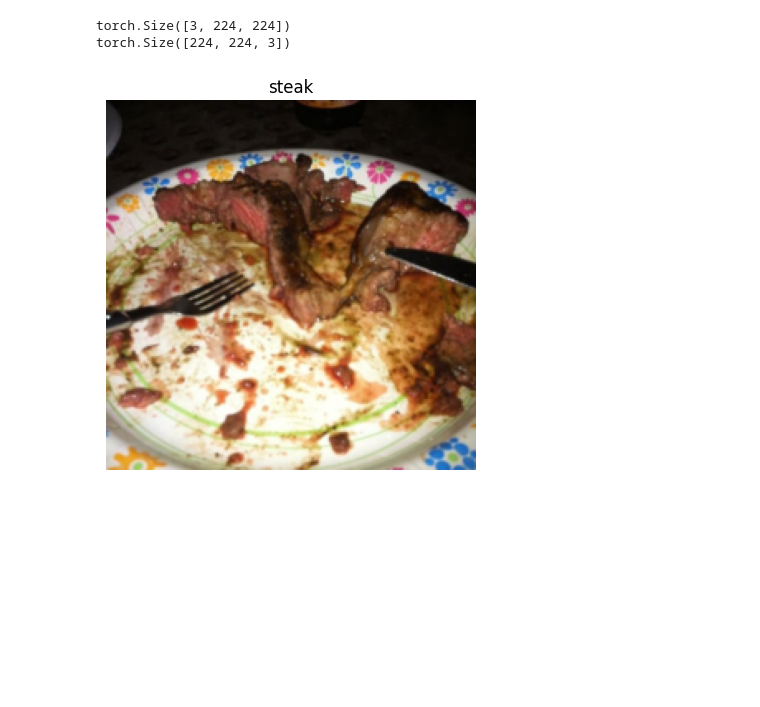
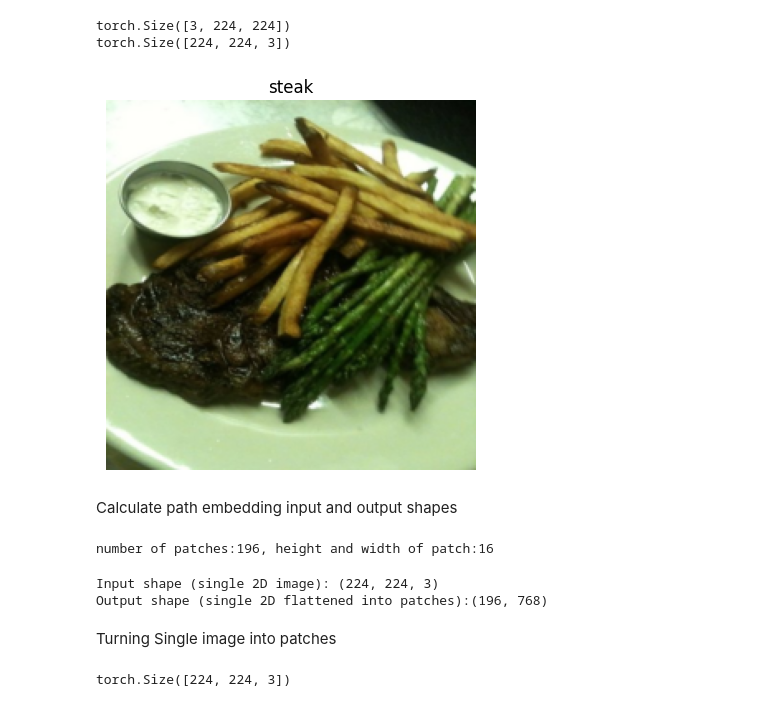
Before and after one commit to saivenkatreddy29/Pytorch-Learning, a Jupyter notebook: Replicating_papers.ipynb, the cells around one changed output. Saved outputs shown, nothing was run; the diff lists cells and outputs as text; code cells hidden in the pictures; blank space fills up the shorter version.

```diff
--- a/Replicating_papers.ipynb
+++ b/Replicating_papers.ipynb
@@ -104,14 +103,41 @@ image = image_batch[0]
 label = label_batch[0]
 # %%
 print(image.shape)
-image = image.permute(1,2,0)
-print(image.shape)
+per_image = image.permute(1,2,0)
+print(per_image.shape)
 # %% [output]
 torch.Size([3, 224, 224])
 torch.Size([224, 224, 3])
 # %%
-plt.imshow(image)
+plt.imshow(per_image)
 plt.title(class_names[label])
 plt.axis('off');
 # %% [output]
-[figure, old version]
+[figure, new version]
+# %% [markdown]
+Calculate path embedding input and output shapes
+# %%
+height = 224
+width = 224
+color_channels = 3
+patch_size = 16
+
+number_of_patches = (height*width)//(patch_size*patch_size)
+print(f'number of patches:{number_of_patches}, height and width of patch:{patch_size}')
+# %% [output]
+number of patches:196, height and width of patch:16
+# %%
+embedding_layer_input_shape = (height,width,color_channels)
+embedding_layer_output_shape = (number_of_patches, patch_size**2 * color_channels)
+
+print(f'Input shape (single 2D image): {embedding_layer_input_shape}')
+print(f'Output shape (single 2D flattened into patches):{embedding_layer_output_shape}')
+# %% [output]
+Input shape (single 2D image): (224, 224, 3)
+Output shape (single 2D flattened into patches):(196, 768)
+# %% [markdown]
+Turning Single image into patches
+# %%
+per_image.shape
+# %% [output]
+torch.Size([224, 224, 3])
```
Also changed, not shown: parts of 20 cells of this notebook.
